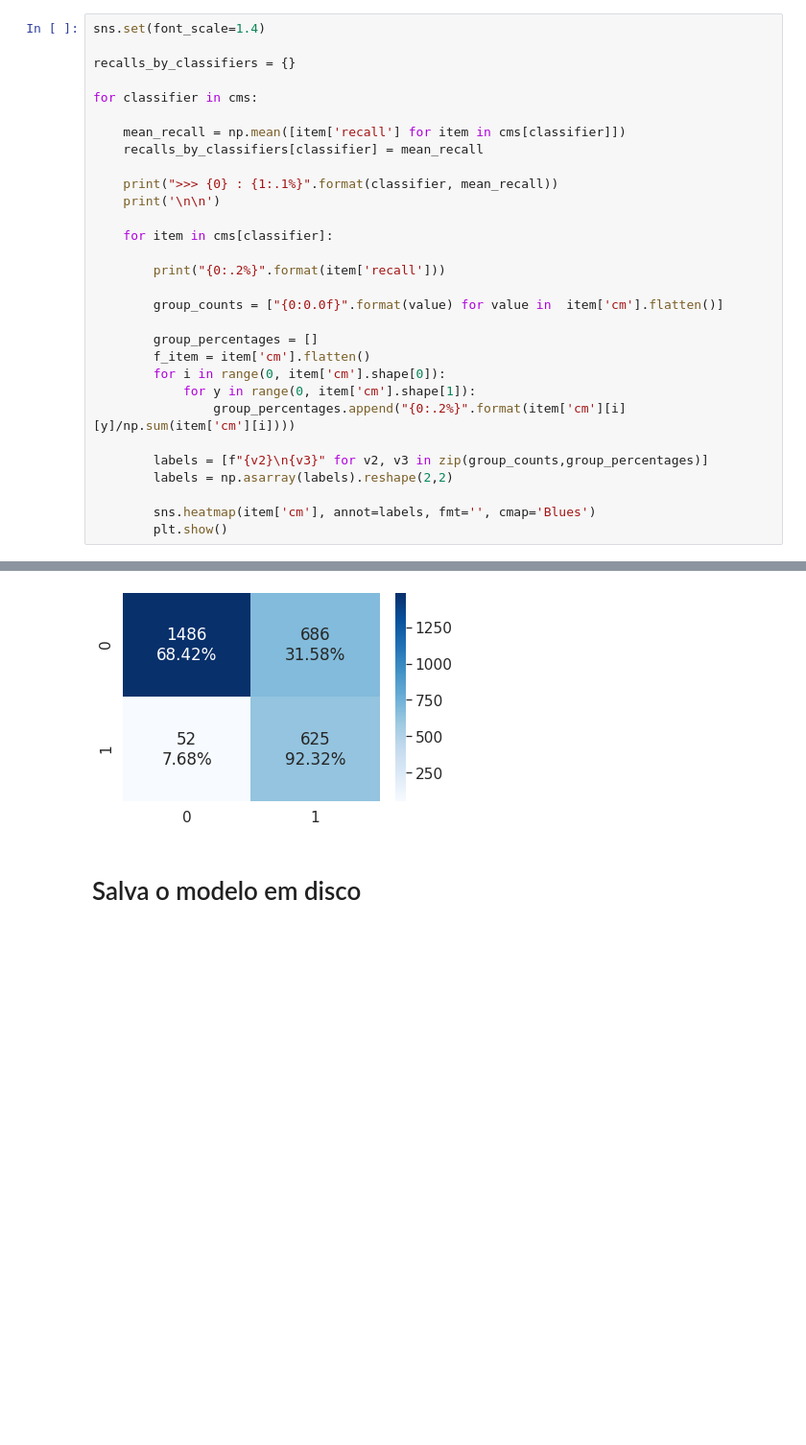
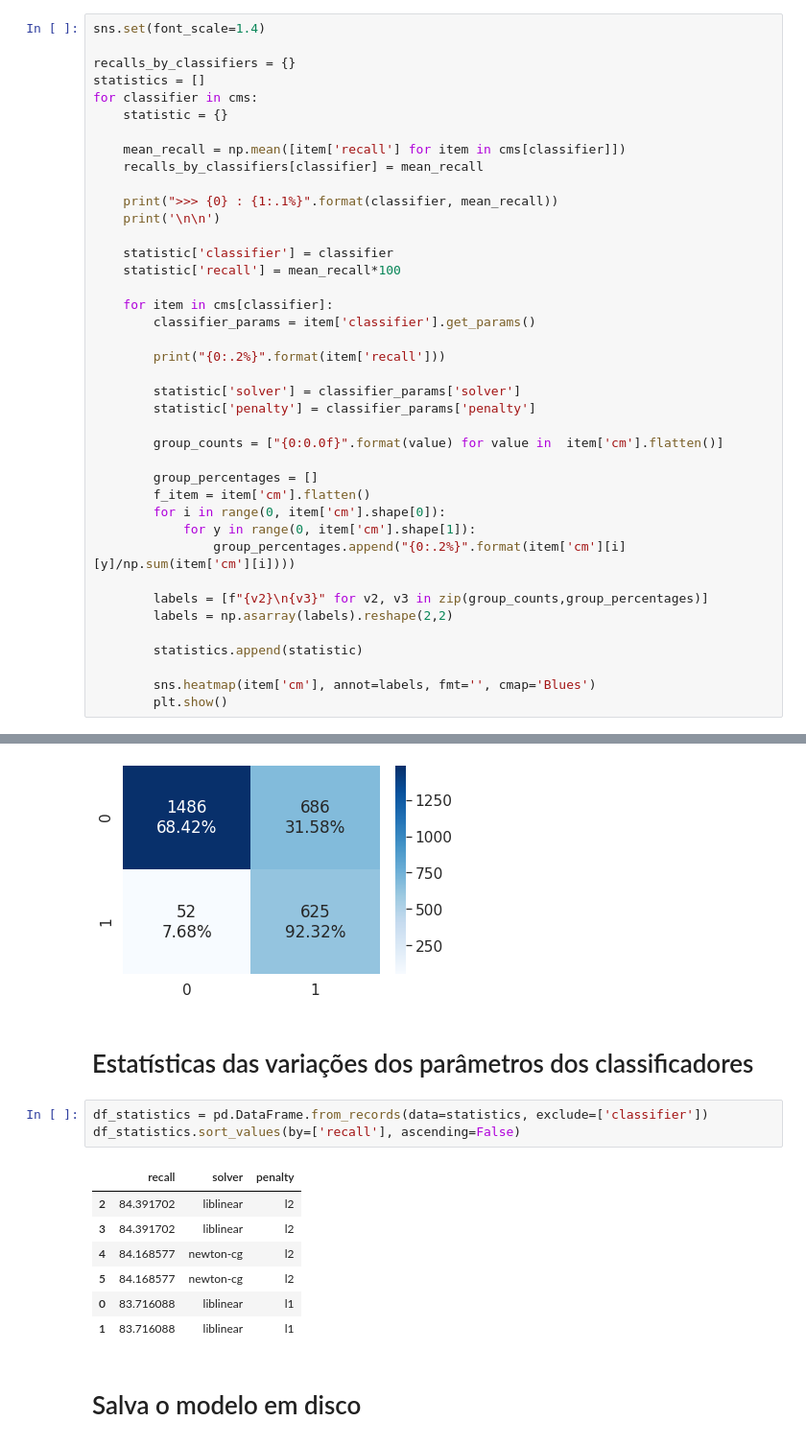
Before and after one commit to adornodev/pos-graduacao-Lunar, a Jupyter notebook: machinelearning/2_modelagem/3_modelo/0_logistic_regression.ipynb, the cells around one changed output, grey strips where cells are left out. Shown at 96% size. Drawn from its saved outputs; the diff is of its cells as text; blank space fills up the shorter version.

```diff
--- a/machinelearning/2_modelagem/3_modelo/0_logistic_regression.ipynb
+++ b/machinelearning/2_modelagem/3_modelo/0_logistic_regression.ipynb
@@ -254,8 +254,9 @@ LogisiticRegression NG l2 - AUC:  80.0 %
 sns.set(font_scale=1.4)
 
 recalls_by_classifiers = {}
-
+statistics = []
 for classifier in cms:
+    statistic = {}
 
     mean_recall = np.mean([item['recall'] for item in cms[classifier]])
     recalls_by_classifiers[classifier] = mean_recall
@@ -263,9 +264,16 @@ for classifier in cms:
     print(">>> {0} : {1:.1%}".format(classifier, mean_recall))
     print('\n\n')
 
+    statistic['classifier'] = classifier
+    statistic['recall'] = mean_recall*100
+
     for item in cms[classifier]:
+        classifier_params = item['classifier'].get_params()
 
         print("{0:.2%}".format(item['recall']))
+
+        statistic['solver'] = classifier_params['solver']
+        statistic['penalty'] = classifier_params['penalty']
 
         group_counts = ["{0:0.0f}".format(value) for value in  item['cm'].flatten()]
 
@@ -278,6 +286,8 @@ for classifier in cms:
         labels = [f"{v2}\n{v3}" for v2, v3 in zip(group_counts,group_percentages)]
         labels = np.asarray(labels).reshape(2,2)
 
+        statistics.append(statistic)
+
         sns.heatmap(item['cm'], annot=labels, fmt='', cmap='Blues')
         plt.show()
 # %% [output]
@@ -305,6 +315,19 @@ for classifier in cms:
 [figure]
 92.32%
 [figure]
+# %% [markdown]
+# Estatísticas das variações dos parâmetros dos classificadores
+# %%
+df_statistics = pd.DataFrame.from_records(data=statistics, exclude=['classifier'])
+df_statistics.sort_values(by=['recall'], ascending=False)
+# %% [output]
+|  | recall | solver | penalty |
+| 2 | 84.391702 | liblinear | l2 |
+| 3 | 84.391702 | liblinear | l2 |
+| 4 | 84.168577 | newton-cg | l2 |
+| 5 | 84.168577 | newton-cg | l2 |
+| 0 | 83.716088 | liblinear | l1 |
+| 1 | 83.716088 | liblinear | l1 |
 # %% [markdown]
 # Salva o modelo em disco
 # %%
```
Also changed, not shown: 3 other files.
